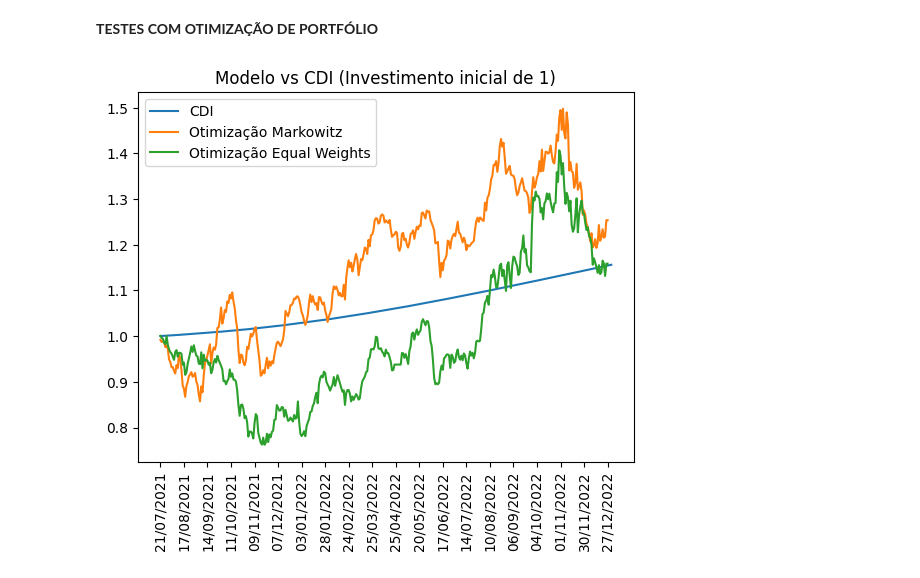
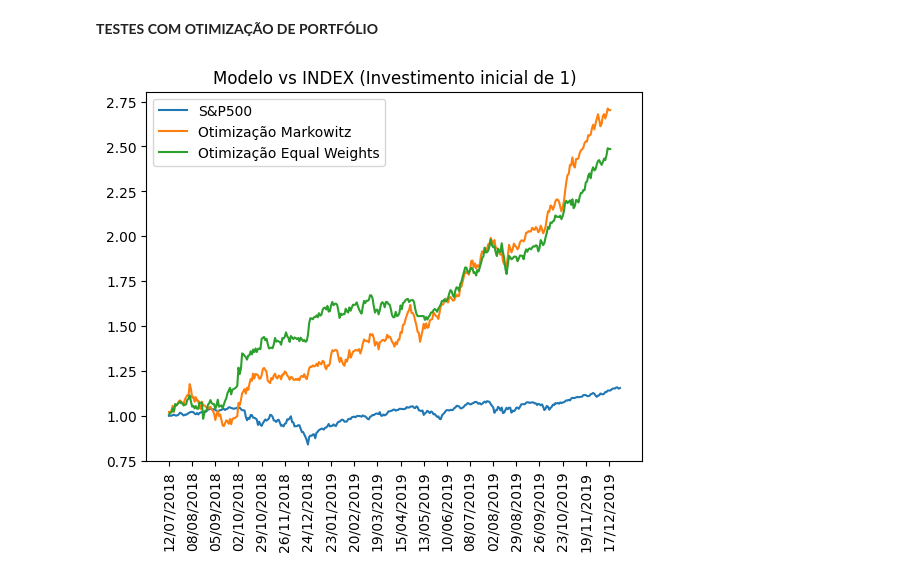
Before and after one commit to ehbats/tcc, a Jupyter notebook: twittator/data_analysis/technical_rf.ipynb, the cells around one changed output. Cells and saved outputs as stored; diff of their text form; code cells hidden in the pictures.

Commit message:
fixed the benchmark getter to correctly fetch indexes. Now it can also fetch the S&P and any other indicator or ticker if given the correct params

```diff
--- a/twittator/data_analysis/technical_rf.ipynb
+++ b/twittator/data_analysis/technical_rf.ipynb
@@ -209,8 +209,8 @@ price_column = 'Open'
 df_list = []
 price_dfs = []
 target_dfs = []
-end_date = '2023-01-01'
-start_date = '2018-01-01'
+end_date = '2020-01-01'
+start_date = '2015-01-01'
 
 # start_pred = '2020-01-01'
 # year,month,day = start_pred.split('-')
@@ -275,20 +275,30 @@ markowitz = MarkowitzOptimizator().optimize(
 )
 # %%
 from portfolio_management.services.benchmark import BenchmarkComparator
-from data_analysis.useful_defaults import IBOVESPA, CDI
-benchmark_type = CDI['bench']
-date_column = CDI['column']
-benchmark = BenchmarkComparator().get_benchmark_data(start_test_date, end_test_date, benchmark_type)
+from data_analysis.useful_defaults import IBOVESPA, CDI, SP500
+benchmark_name = SP500['bench_name']
+benchmark_type = SP500['bench']
+column = SP500['column']
+date_column = SP500['date_column']
+benchmark_ticker = SP500['ticker']
+initial_investment = 1
+benchmark = BenchmarkComparator().get_benchmark_data(
+    start_test_date,
+    end_test_date,
+    benchmark_type,
+    initial_investment,
+    column,
+    benchmark_ticker)
 # %%
 import matplotlib.pyplot as plt
 tick_divider = 5
-plt.plot(benchmark['capitalization'], label=benchmark_type)
+plt.plot(benchmark['capitalization'], label=benchmark_name)
 plt.plot(markowitz['capitalization'], label='Otimização Markowitz')
 plt.plot(equal_weights['capitalization'], label='Otimização Equal Weights')
 plt.legend(loc="upper left")
 plt.title(f'Modelo vs {benchmark_type} (Investimento inicial de {initial_investment})')
 plt.xticks(ticks = range(0,len(benchmark.index)), labels = benchmark[date_column], rotation='vertical')
 plt.locator_params(axis='x', nbins=20)
 plt.show()
 # %% [output]
-[figure, old version]
+[figure, new version]
```
Also changed, not shown: 1 other file.
